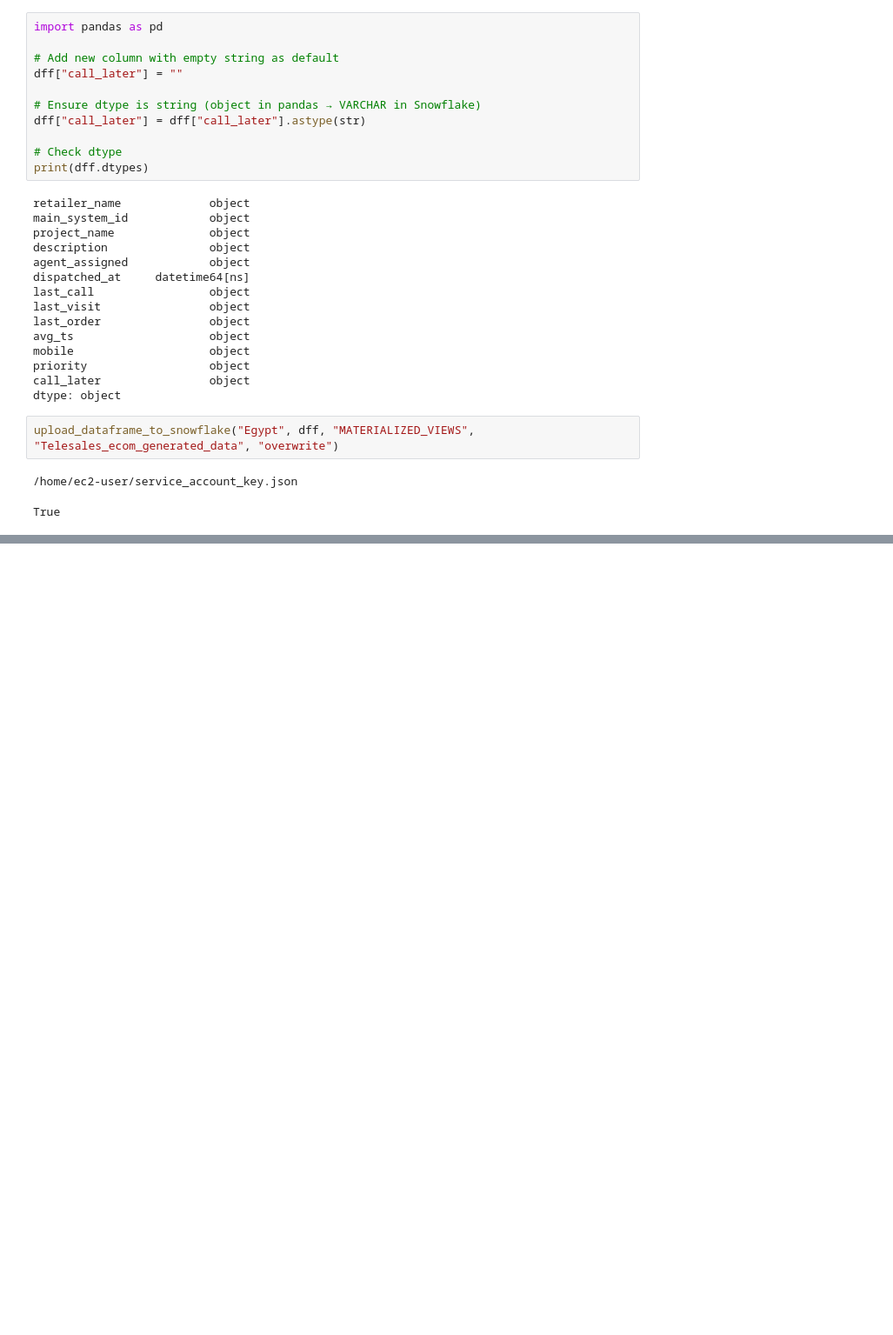
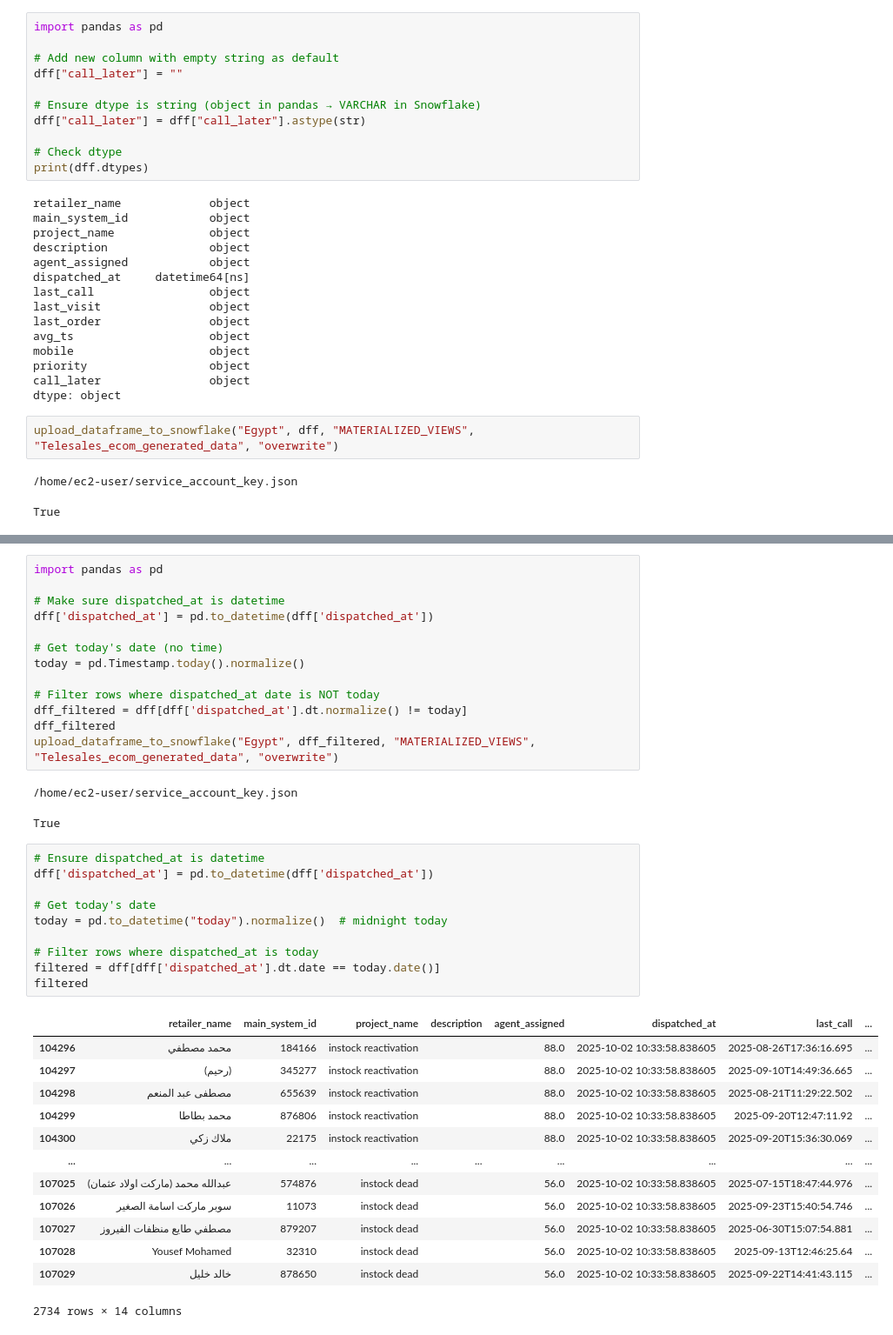
Before and after one commit to Maxab-Growth/Seif, a Jupyter notebook: Seif's_stuff/ECOM_fintech_dispatch.ipynb, the cells around one changed output, grey strips where cells are left out. Shown at 87% size. Saved outputs shown, nothing was run; the diff lists cells and outputs as text; blank space fills up the shorter version.

```diff
--- a/Seif's_stuff/ECOM_fintech_dispatch.ipynb
+++ b/Seif's_stuff/ECOM_fintech_dispatch.ipynb
@@ -361,0 +450,40 @@ True
+# %%
+import pandas as pd
+
+# Make sure dispatched_at is datetime
+dff['dispatched_at'] = pd.to_datetime(dff['dispatched_at'])
+
+# Get today's date (no time)
+today = pd.Timestamp.today().normalize()
+
+# Filter rows where dispatched_at date is NOT today
+dff_filtered = dff[dff['dispatched_at'].dt.normalize() != today]
+dff_filtered
+upload_dataframe_to_snowflake("Egypt", dff_filtered, "MATERIALIZED_VIEWS", "Telesales_ecom_generated_data", "overwrite")
+# %% [output]
+/home/ec2-user/service_account_key.json
+True
+# %%
+# Ensure dispatched_at is datetime
+dff['dispatched_at'] = pd.to_datetime(dff['dispatched_at'])
+
+# Get today's date
+today = pd.to_datetime("today").normalize()  # midnight today
+
+# Filter rows where dispatched_at is today
+filtered = dff[dff['dispatched_at'].dt.date == today.date()]
+filtered
+# %% [output]
+|  | retailer_name | main_system_id | project_name | description | agent_assigned | dispatched_at | last_call | ... |
+| 104296 | محمد مصطفي | 184166 | instock reactivation |  | 88.0 | 2025-10-02 10:33:58.838605 | 2025-08-26T17:36:16.695 | ... |
+| 104297 | (رحيم) | 345277 | instock reactivation |  | 88.0 | 2025-10-02 10:33:58.838605 | 2025-09-10T14:49:36.665 | ... |
+| 104298 | مصطفى عبد المنعم | 655639 | instock reactivation |  | 88.0 | 2025-10-02 10:33:58.838605 | 2025-08-21T11:29:22.502 | ... |
+| 104299 | محمد بطاطا | 876806 | instock reactivation |  | 88.0 | 2025-10-02 10:33:58.838605 | 2025-09-20T12:47:11.92 | ... |
+| 104300 | ملاك زكي | 22175 | instock reactivation |  | 88.0 | 2025-10-02 10:33:58.838605 | 2025-09-20T15:36:30.069 | ... |
+| ... | ... | ... | ... | ... | ... | ... | ... | ... |
+| 107025 | عبدالله محمد (ماركت اولاد عثمان) | 574876 | instock dead |  | 56.0 | 2025-10-02 10:33:58.838605 | 2025-07-15T18:47:44.976 | ... |
+| 107026 | سوبر ماركت اسامة الصغير | 11073 | instock dead |  | 56.0 | 2025-10-02 10:33:58.838605 | 2025-09-23T15:40:54.746 | ... |
+| 107027 | مصطفي طايع منظفات الفيروز | 879207 | instock dead |  | 56.0 | 2025-10-02 10:33:58.838605 | 2025-06-30T15:07:54.881 | ... |
+| 107028 | Yousef Mohamed | 32310 | instock dead |  | 56.0 | 2025-10-02 10:33:58.838605 | 2025-09-13T12:46:25.64 | ... |
+| 107029 | خالد خليل | 878650 | instock dead |  | 56.0 | 2025-10-02 10:33:58.838605 | 2025-09-22T14:41:43.115 | ... |
+2734 rows × 14 columns
```
Also changed, not shown: parts of 4 cells of this notebook, 5 other files.
